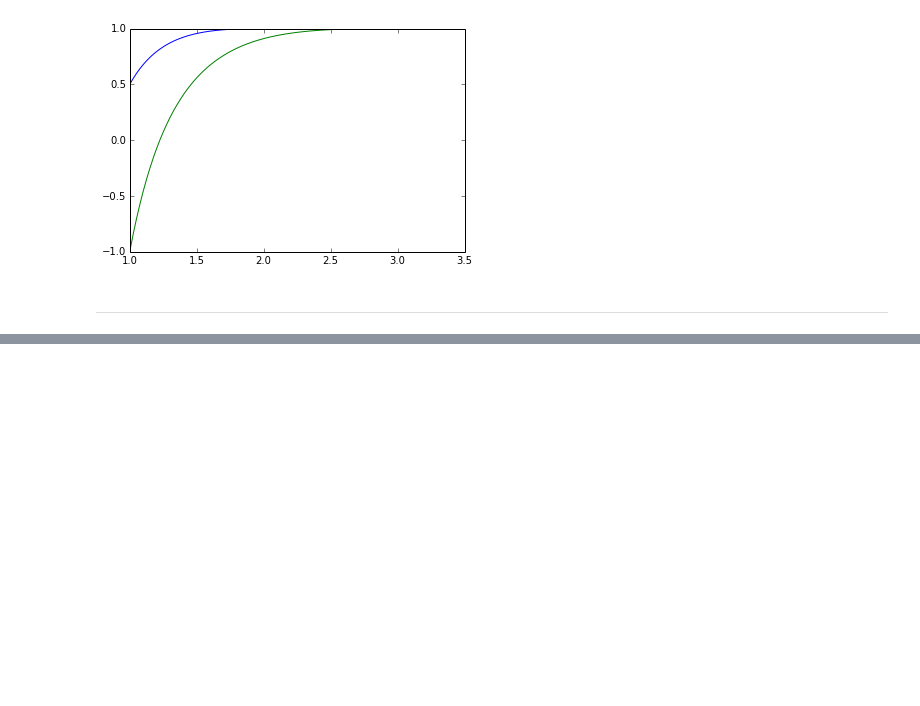
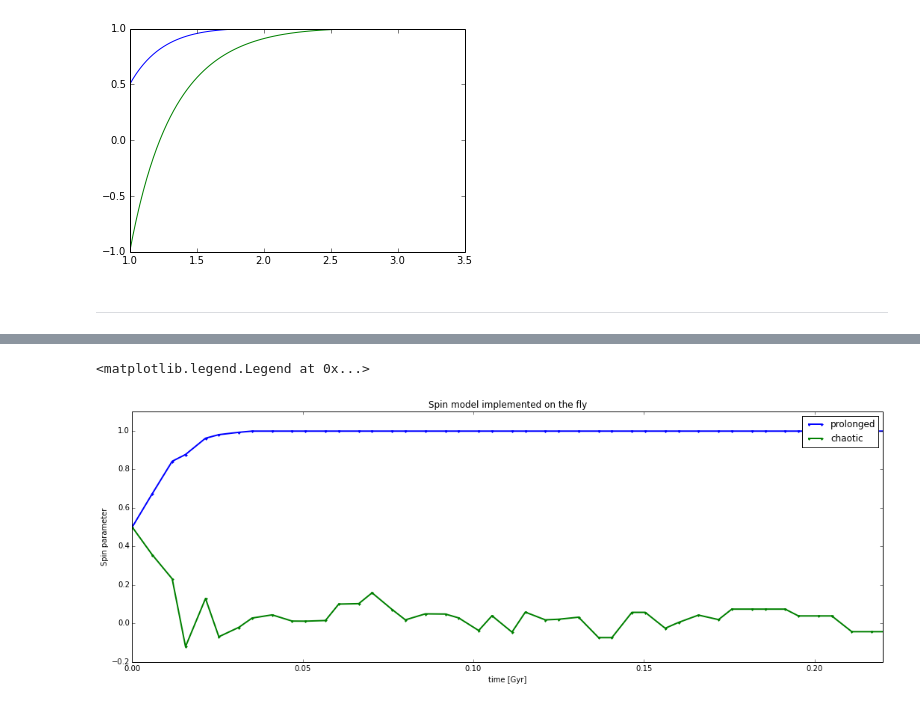
Before and after one commit to sbustamante/CosmologicalBlackHoles, a Jupyter notebook: Codes/spin_evolution.ipynb, the cells around one changed output, grey strips where cells are left out. Drawn from its saved outputs; the diff is of its cells as text; code cells hidden in the pictures; blank space fills up the shorter version.

```diff
--- a/Codes/spin_evolution.ipynb
+++ b/Codes/spin_evolution.ipynb
@@ -100,0 +150,13 @@ plt.plot( MfM0, spin_evolution( MfM0, -1.0 ) )
+# %%
+plt.figure( figsize = (18,6) )
+plt.plot( test00.t, test00.a, '.-', label = 'prolonged', lw=2 )
+plt.plot( test01.t, test01.a, '.-', label = 'chaotic', lw=2 )
+plt.xlim( (0,0.22) )
+plt.ylim( (-0.2,1.1) )
+plt.ylabel("Spin parameter")
+plt.xlabel("time [Gyr]")
+plt.title('Spin model implemented on the fly')
+plt.legend()
+# %% [output]
+<matplotlib.legend.Legend at 0x...>
+[figure, added]
```
Also changed, not shown: parts of 9 cells of this notebook.
